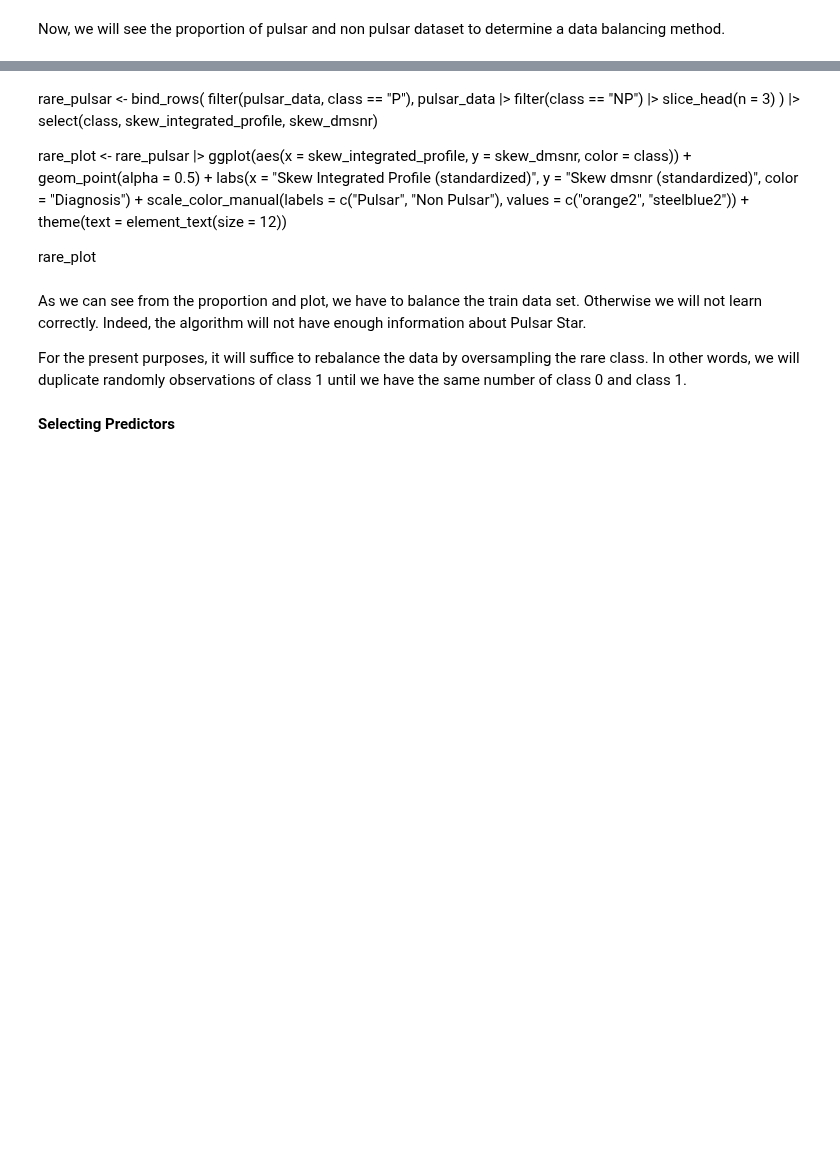
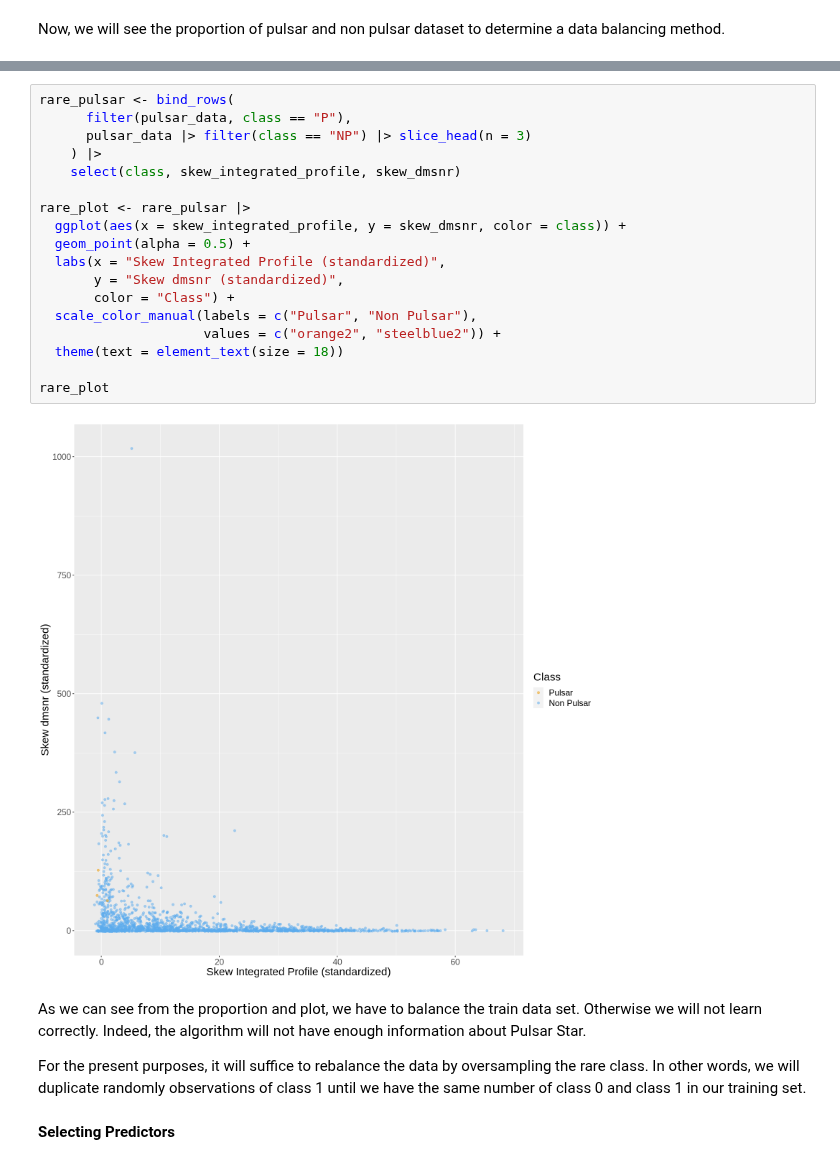
Before and after one commit to nailserverzone/dsci-100-2023w2-group-11, a Jupyter notebook: Final_project.ipynb, the cells around one changed output, grey strips where cells are left out. Drawn from its saved outputs; the diff is of its cells as text; blank space fills up the shorter version.

```diff
--- a/Final_project.ipynb
+++ b/Final_project.ipynb
@@ -105,25 +134,27 @@ table(pulsar_data$class)
-# %% [markdown]
-rare_pulsar <- bind_rows(
-      filter(pulsar_data, class == "P"),
-      pulsar_data |> filter(class == "NP") |> slice_head(n = 3)
-    ) |>
-    select(class, skew_integrated_profile, skew_dmsnr)
-
-rare_plot <- rare_pulsar |>
-  ggplot(aes(x = skew_integrated_profile, y = skew_dmsnr, color = class)) +
-  geom_point(alpha = 0.5) +
-  labs(x = "Skew Integrated Profile (standardized)",
-       y = "Skew dmsnr (standardized)",
-       color = "Diagnosis") +
-  scale_color_manual(labels = c("Pulsar", "Non Pulsar"),
-                     values = c("orange2", "steelblue2")) +
-  theme(text = element_text(size = 12))
-
-rare_plot
+# %%
+rare_pulsar <- bind_rows(
+      filter(pulsar_data, class == "P"),
+      pulsar_data |> filter(class == "NP") |> slice_head(n = 3)
+    ) |>
+    select(class, skew_integrated_profile, skew_dmsnr)
+
+rare_plot <- rare_pulsar |>
+  ggplot(aes(x = skew_integrated_profile, y = skew_dmsnr, color = class)) +
+  geom_point(alpha = 0.5) +
+  labs(x = "Skew Integrated Profile (standardized)",
+       y = "Skew dmsnr (standardized)",
+       color = "Class") +
+  scale_color_manual(labels = c("Pulsar", "Non Pulsar"),
+                     values = c("orange2", "steelblue2")) +
+  theme(text = element_text(size = 18))
+
+rare_plot
+# %% [output]
+[figure, added]
 # %% [markdown]
 As we can see from the proportion and plot, we have to balance the train data set. Otherwise we will not learn correctly. Indeed, the algorithm will not have enough information about Pulsar Star.
 
-For the present purposes, it will suffice to rebalance the data by oversampling the rare class. In other words, we will duplicate randomly observations of class 1 until we have the same number of class 0 and class 1.
+For the present purposes, it will suffice to rebalance the data by oversampling the rare class. In other words, we will duplicate randomly observations of class 1 until we have the same number of class 0 and class 1 in our training set.
 # %% [markdown]
 **Selecting Predictors**
 # %% [markdown]
```
Also changed, not shown: parts of 18 cells of this notebook, 1 other file.
